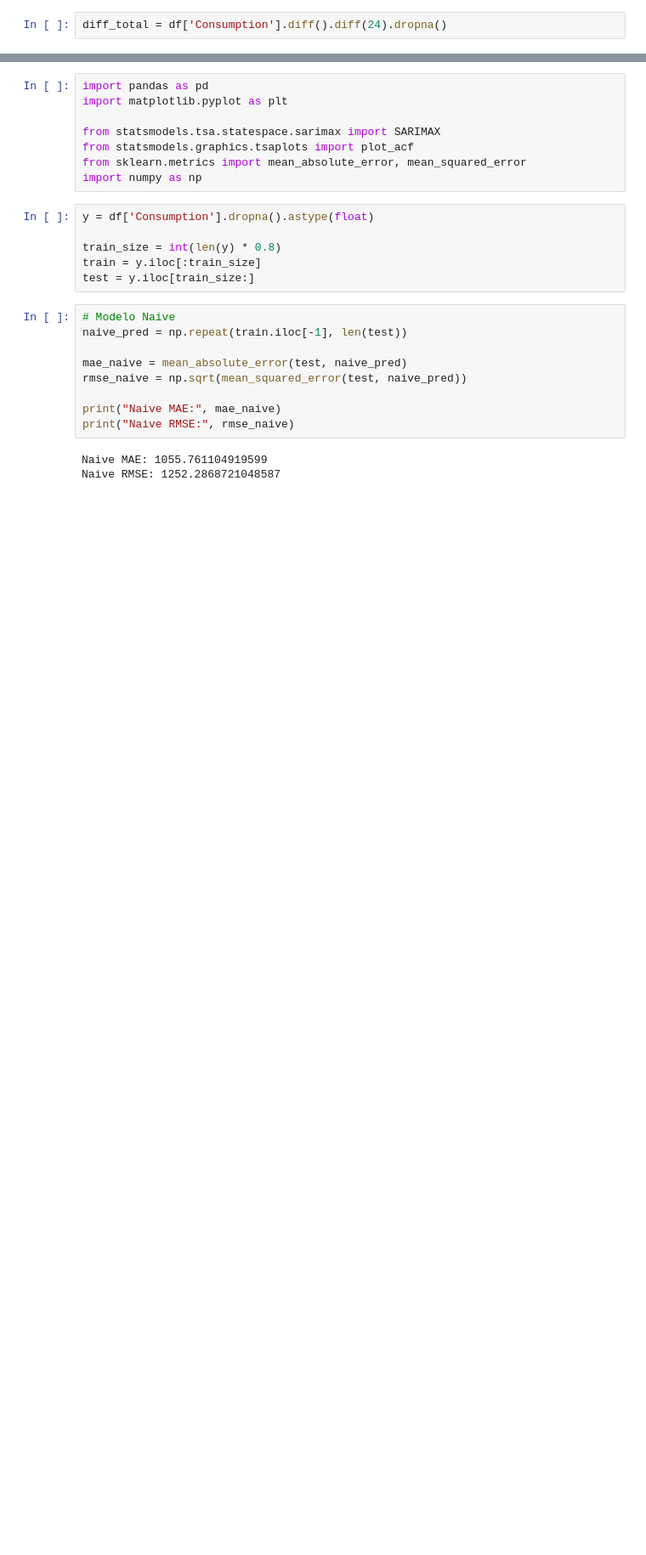
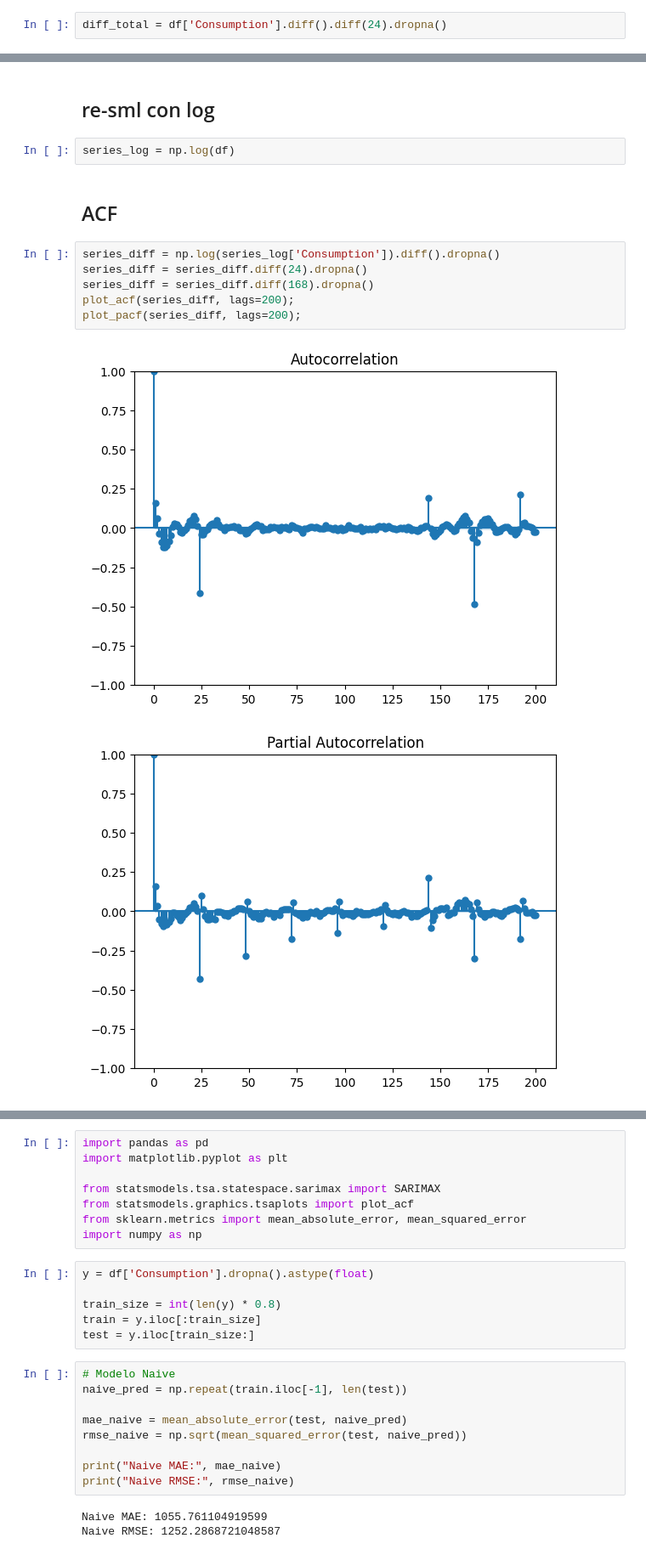
Before and after one commit to IgnacioGameolay/ProyectoTimeSeries, a Jupyter notebook: P2_Time_Series_Electricidad_Chile.ipynb, the cells around one changed output, grey strips where cells are left out. Shown at 85% size. Saved outputs shown, nothing was run; the diff lists cells and outputs as text; blank space fills up the shorter version.

Commit message:
Analisis descomposicional de la Serie

```diff
--- a/P2_Time_Series_Electricidad_Chile.ipynb
+++ b/P2_Time_Series_Electricidad_Chile.ipynb
@@ -144,0 +206,15 @@ plot_pacf(diff_total, lags=200)
+# %% [markdown]
+## re-sml con log
+# %%
+series_log = np.log(df)
+# %% [markdown]
+## ACF
+# %%
+series_diff = np.log(series_log['Consumption']).diff().dropna()
+series_diff = series_diff.diff(24).dropna()
+series_diff = series_diff.diff(168).dropna()
+plot_acf(series_diff, lags=200);
+plot_pacf(series_diff, lags=200);
+# %% [output]
+[figure, added]
+[figure, added]
```
Also changed, not shown: parts of 46 cells of this notebook, 2 other files.
